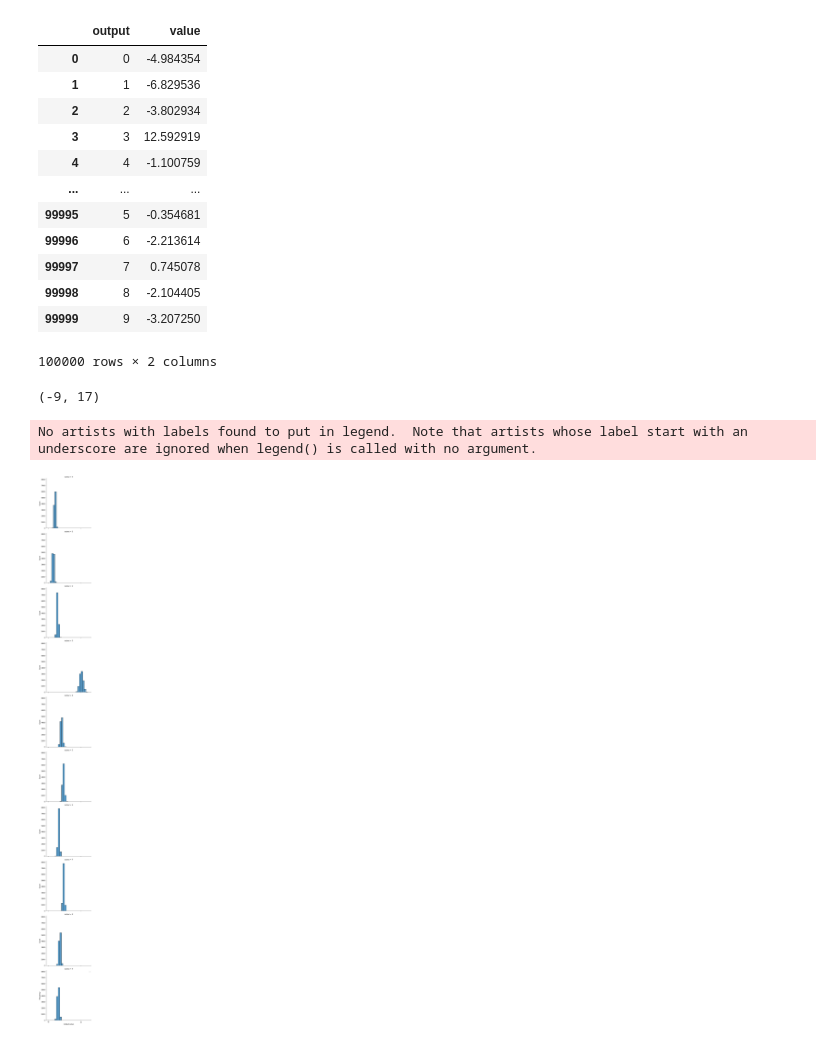
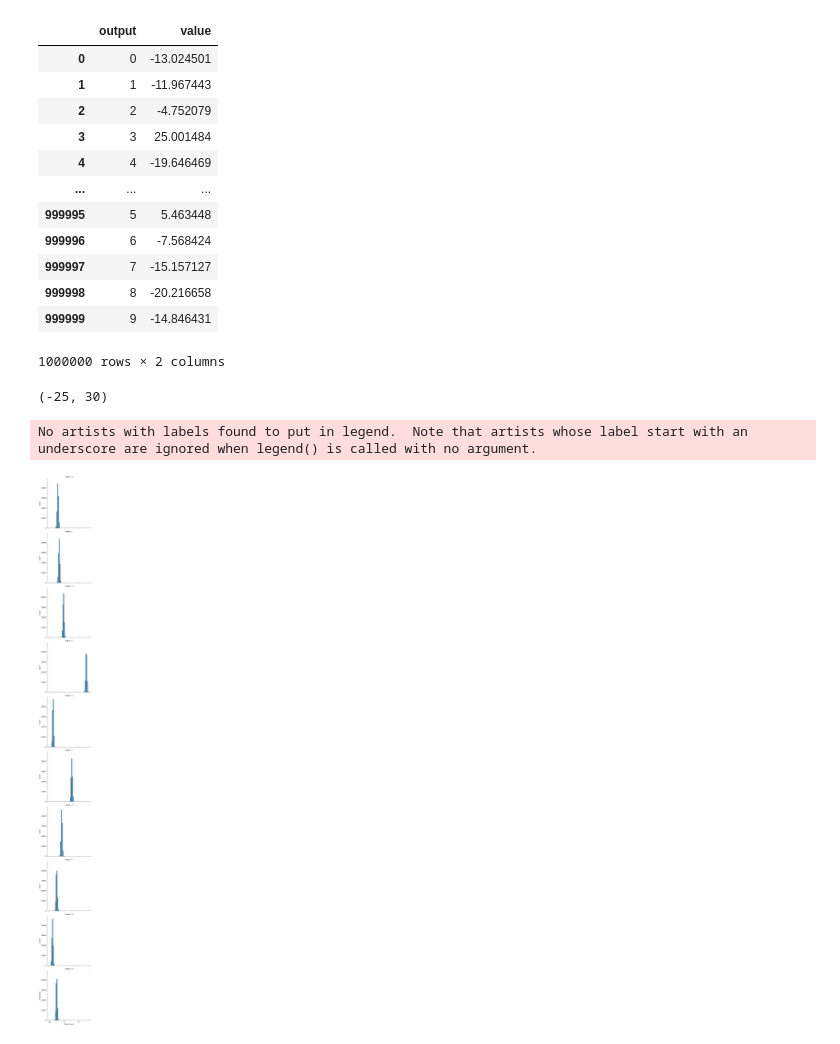
Before and after one commit to PetraVidnerova/AppNeCo, a Jupyter notebook: zobrazovatko/alexnet_outputs_noisy_input.ipynb, the cells around one changed output. Drawn from its saved outputs; the diff is of its cells as text; code cells hidden in the pictures.

```diff
--- a/zobrazovatko/alexnet_outputs_noisy_input.ipynb
+++ b/zobrazovatko/alexnet_outputs_noisy_input.ipynb
@@ -6,41 +6,45 @@ import pandas as pd
 import seaborn as sns
 import matplotlib.pyplot as plt
 # %%
-#ALTERNATIVE="from_scratch"
-ALTERNATIVE="pretrained"
+ALTERNATIVE="from_scratch"
+#ALTERNATIVE="pretrained"
 
-NOISE_LEVEL=0.1
-df = pd.read_parquet(f"alexnet_{NOISE_LEVEL}_{ALTERNATIVE}.parquet")
+NOISE_LEVEL=0.3
+INDEX=0
+
+DIR="outputs_for_noisy_input"
+df = pd.read_parquet(f"{DIR}/alexnet_{INDEX}_{NOISE_LEVEL}_{ALTERNATIVE}.parquet")
 df
 # %% [output]
 |  | output | value |
-| 0 | 0 | -4.984354 |
-| 1 | 1 | -6.829536 |
-| 2 | 2 | -3.802934 |
-| 3 | 3 | 12.592919 |
-| 4 | 4 | -1.100759 |
+| 0 | 0 | -13.024501 |
+| 1 | 1 | -11.967443 |
+| 2 | 2 | -4.752079 |
+| 3 | 3 | 25.001484 |
+| 4 | 4 | -19.646469 |
 | ... | ... | ... |
-| 99995 | 5 | -0.354681 |
-| 99996 | 6 | -2.213614 |
-| 99997 | 7 | 0.745078 |
-| 99998 | 8 | -2.104405 |
-| 99999 | 9 | -3.207250 |
+| 999995 | 5 | 5.463448 |
+| 999996 | 6 | -7.568424 |
+| 999997 | 7 | -15.157127 |
+| 999998 | 8 | -20.216658 |
+| 999999 | 9 | -14.846431 |
-100000 rows × 2 columns
+1000000 rows × 2 columns
 # %%
 min_val = int(df["value"].min())-1
 max_val = int(df["value"].max())+1
 min_val, max_val
 # %% [output]
-(-9, 17)
+(-25, 30)
 # %%
 g = sns.FacetGrid(df, row='output', height=5, aspect=1)
 g.map(sns.histplot, 'value', bins=range(min_val, max_val, 1), kde=False)
 plt.xlabel('Output value')
 plt.ylabel('Frequency')
 plt.legend()
 plt.xticks(range(min_val, max_val, 20))
-plt.savefig(f"noisy_outputs/outputs_{NOISE_LEVEL}_{ALTERNATIVE}.png")
+plt.savefig(f"noisy_outputs/outputs_{NOISE_LEVEL}_{ALTERNATIVE}.png",
+           facecolor='white', transparent=False)
 plt.show()
 # %% [output]
 No artists with labels found to put in legend.  Note that artists whose label start with an underscore are ignored when legend() is called with no argument.
-[figure, old version]
+[figure, new version]
```
Also changed, not shown: parts of 2 cells of this notebook.
